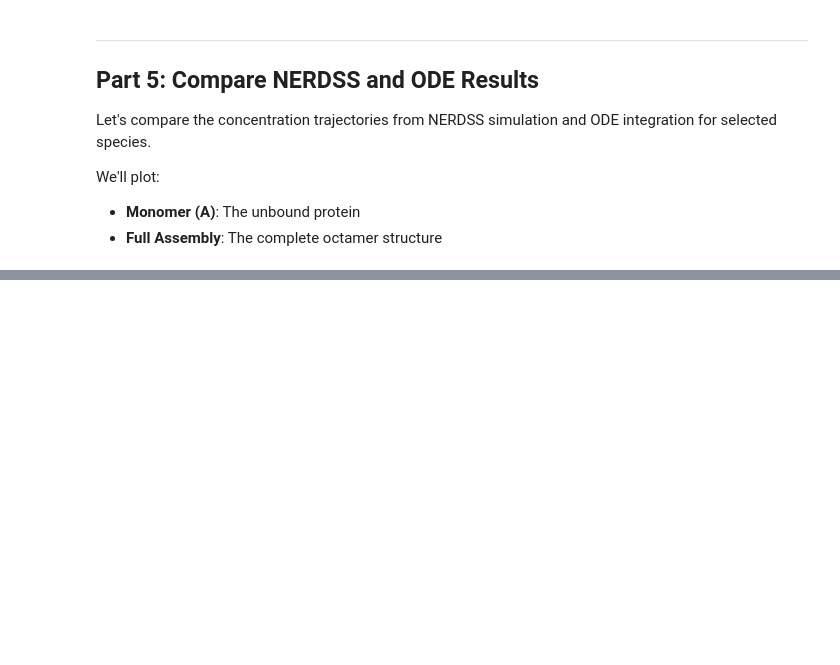
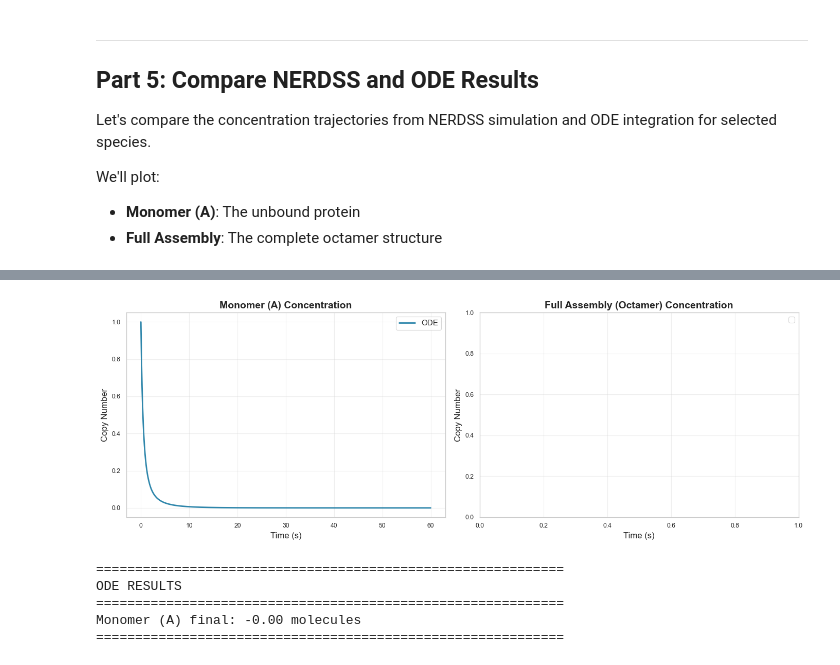
Before and after one commit to JohnsonBiophysicsLab/ionerdss, a Jupyter notebook: tutorials/ionerdss_tutorial_6bno.ipynb, the cells around one changed output, grey strips where cells are left out. Cells and saved outputs as stored; diff of their text form; code cells hidden in the pictures; blank space fills up the shorter version.

```diff
--- a/tutorials/ionerdss_tutorial_6bno.ipynb
+++ b/tutorials/ionerdss_tutorial_6bno.ipynb
@@ -648,0 +481,65 @@ print('='*60)
+# %%
+# Note: matplotlib, pandas, numpy already imported in cell 2
+
+# Load ODE results
+ode_data = pd.read_csv('6bno_dir/ode_results/ode_solution.csv')
+
+# Load NERDSS results from analyzer
+analyzer = ion.Analyzer('6bno_dir/nerdss_files')
+sim = analyzer.simulations[0]
+
+# Debug: Check what data we have
+print("Available data attributes:")
+print(f"  copy_numbers type: {type(sim.data.copy_numbers)}")
+if sim.data.copy_numbers is not None:
+    print(f"  copy_numbers columns: {list(sim.data.copy_numbers.columns) if hasattr(sim.data.copy_numbers, 'columns') else 'Not a DataFrame'}")
+    print(f"  copy_numbers shape: {sim.data.copy_numbers.shape if hasattr(sim.data.copy_numbers, 'shape') else 'N/A'}")
+    print(f"  First few rows:\n{sim.data.copy_numbers.head() if hasattr(sim.data.copy_numbers, 'head') else sim.data.copy_numbers[:3]}")
+
+print(f"\n  complex_histograms type: {type(sim.data.complex_histograms)}")
+if sim.data.complex_histograms:
+    print(f"  complex_histograms length: {len(sim.data.complex_histograms)}")
+    print(f"  First entry: {sim.data.complex_histograms[0] if sim.data.complex_histograms else None}")
+
+# For now, create a simple comparison using just ODE data
+# We'll fix NERDSS data access once we know the structure
+print("\nNote: NERDSS data structure needs inspection. Plotting ODE results only for now.")
+
+# Create plot with ODE data
+fig, axes = plt.subplots(1, 2, figsize=(14, 5))
+
+# Plot 1: Monomer concentration (ODE only)
+ax1 = axes[0]
+ax1.plot(ode_data['time'], ode_data['A'],
+         label='ODE', linewidth=2, linestyle='-', color='#2E86AB')
+ax1.set_xlabel('Time (s)', fontsize=12)
+ax1.set_ylabel('Copy Number', fontsize=12)
+ax1.set_title('Monomer (A) Concentration', fontsize=14, fontweight='bold')
+ax1.legend(fontsize=11)
+ax1.grid(True, alpha=0.3)
+
+# Plot 2: Full assembly concentration (ODE only)
+ax2 = axes[1]
+complex_cols = [col for col in ode_data.columns if '.' in col and col != 'time']
+if complex_cols:
+    largest_ode = max(complex_cols, key=lambda x: x.count('.'))
+    ax2.plot(ode_data['time'], ode_data[largest_ode],
+             label='ODE', linewidth=2, linestyle='-', color='#2E86AB')
+ax2.set_xlabel('Time (s)', fontsize=12)
+ax2.set_ylabel('Copy Number', fontsize=12)
+ax2.set_title('Full Assembly (Octamer) Concentration', fontsize=14, fontweight='bold')
+ax2.legend(fontsize=11)
+ax2.grid(True, alpha=0.3)
+
+plt.tight_layout()
+plt.savefig('6bno_dir/ode_only_plot.png', dpi=150, bbox_inches='tight')
+plt.show()
+
+print('\n' + '='*60)
+print('ODE RESULTS')
+print('='*60)
+print(f'Monomer (A) final: {ode_data["A"].iloc[-1]:.2f} molecules')
+if complex_cols:
+    print(f'Full Assembly final: {ode_data[largest_ode].iloc[-1]:.2f} molecules')
+print('='*60)
+# %% [output]
@@ -648,0 +563,6 @@ print('='*60)
+[figure, added]
+============================================================
+ODE RESULTS
+============================================================
+Monomer (A) final: -0.00 molecules
+============================================================
```
Also changed, not shown: parts of 5 cells of this notebook, 2 other files.
